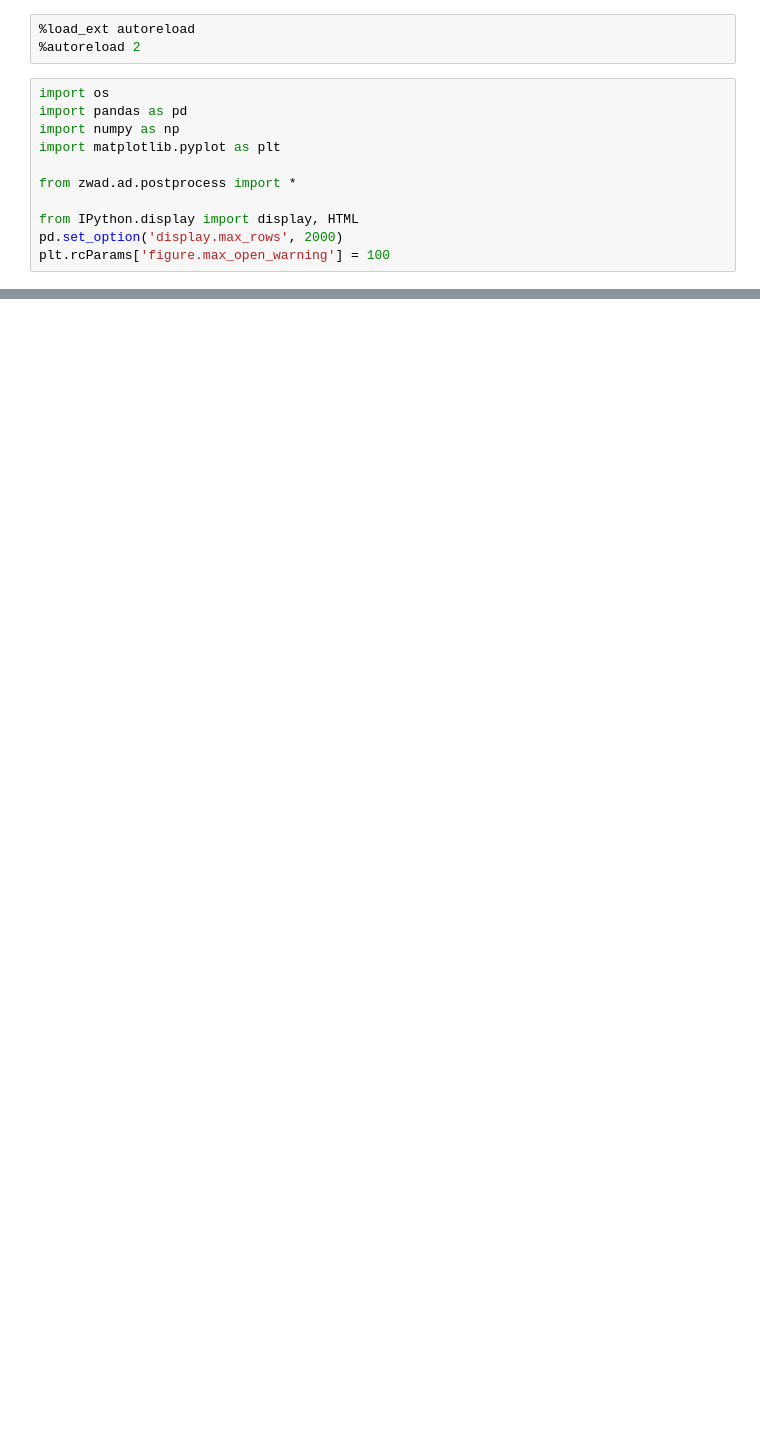
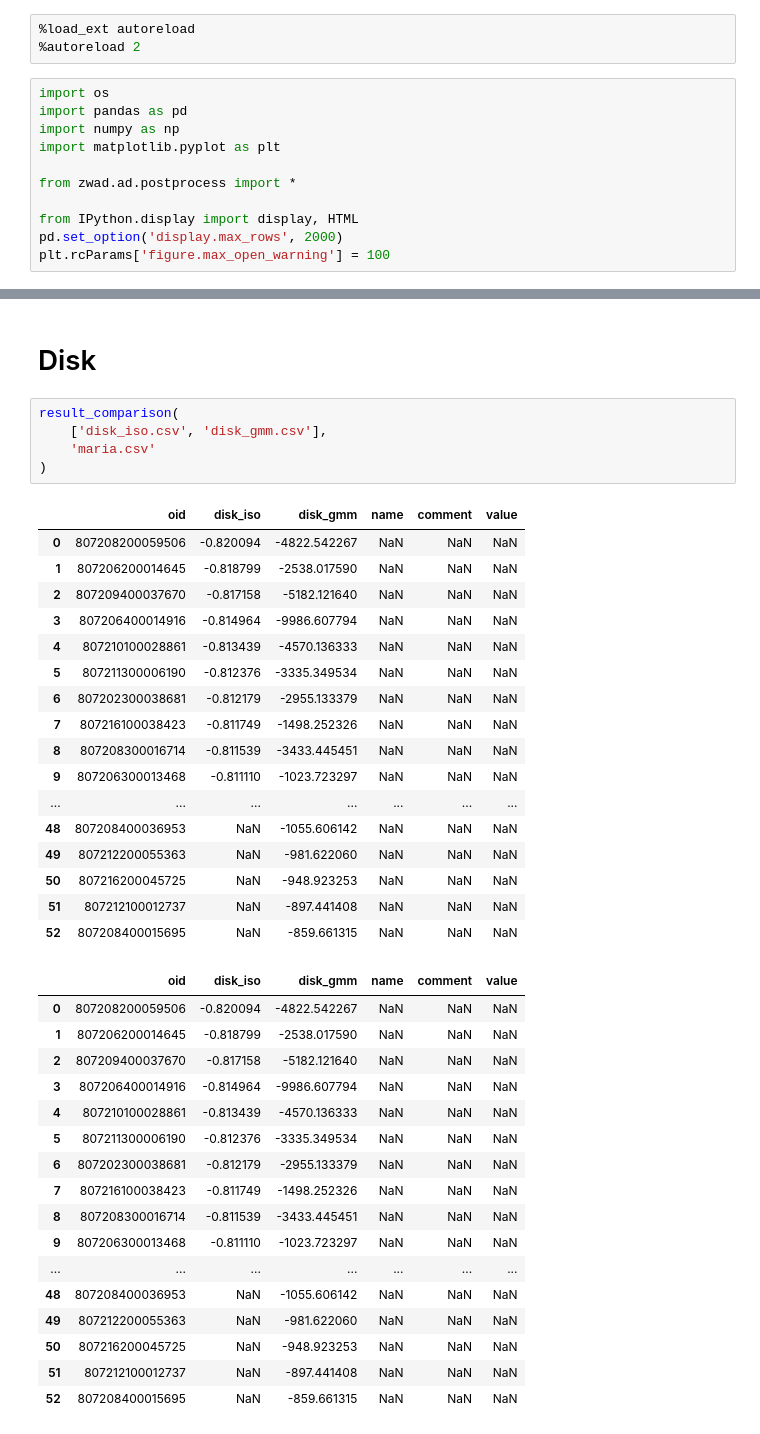
Before and after one commit to snad-space/zwad, a Jupyter notebook: notebooks/ad_analysis.ipynb, the cells around one changed output, grey strips where cells are left out. Cells and saved outputs as stored; diff of their text form; blank space fills up the shorter version.

```diff
--- a/notebooks/ad_analysis.ipynb
+++ b/notebooks/ad_analysis.ipynb
@@ -86,0 +110,42 @@ pass
+# %% [markdown]
+# Disk
+# %%
+result_comparison(
+    ['disk_iso.csv', 'disk_gmm.csv'],
+    'maria.csv'
+)
+# %% [output]
+|  | oid | disk_iso | disk_gmm | name | comment | value |
+| 0 | 807208200059506 | -0.820094 | -4822.542267 | NaN | NaN | NaN |
+| 1 | 807206200014645 | -0.818799 | -2538.017590 | NaN | NaN | NaN |
+| 2 | 807209400037670 | -0.817158 | -5182.121640 | NaN | NaN | NaN |
+| 3 | 807206400014916 | -0.814964 | -9986.607794 | NaN | NaN | NaN |
+| 4 | 807210100028861 | -0.813439 | -4570.136333 | NaN | NaN | NaN |
+| 5 | 807211300006190 | -0.812376 | -3335.349534 | NaN | NaN | NaN |
+| 6 | 807202300038681 | -0.812179 | -2955.133379 | NaN | NaN | NaN |
+| 7 | 807216100038423 | -0.811749 | -1498.252326 | NaN | NaN | NaN |
+| 8 | 807208300016714 | -0.811539 | -3433.445451 | NaN | NaN | NaN |
+| 9 | 807206300013468 | -0.811110 | -1023.723297 | NaN | NaN | NaN |
+| ... | ... | ... | ... | ... | ... | ... |
+| 48 | 807208400036953 | NaN | -1055.606142 | NaN | NaN | NaN |
+| 49 | 807212200055363 | NaN | -981.622060 | NaN | NaN | NaN |
+| 50 | 807216200045725 | NaN | -948.923253 | NaN | NaN | NaN |
+| 51 | 807212100012737 | NaN | -897.441408 | NaN | NaN | NaN |
+| 52 | 807208400015695 | NaN | -859.661315 | NaN | NaN | NaN |
+|  | oid | disk_iso | disk_gmm | name | comment | value |
+| 0 | 807208200059506 | -0.820094 | -4822.542267 | NaN | NaN | NaN |
+| 1 | 807206200014645 | -0.818799 | -2538.017590 | NaN | NaN | NaN |
+| 2 | 807209400037670 | -0.817158 | -5182.121640 | NaN | NaN | NaN |
+| 3 | 807206400014916 | -0.814964 | -9986.607794 | NaN | NaN | NaN |
+| 4 | 807210100028861 | -0.813439 | -4570.136333 | NaN | NaN | NaN |
+| 5 | 807211300006190 | -0.812376 | -3335.349534 | NaN | NaN | NaN |
+| 6 | 807202300038681 | -0.812179 | -2955.133379 | NaN | NaN | NaN |
+| 7 | 807216100038423 | -0.811749 | -1498.252326 | NaN | NaN | NaN |
+| 8 | 807208300016714 | -0.811539 | -3433.445451 | NaN | NaN | NaN |
+| 9 | 807206300013468 | -0.811110 | -1023.723297 | NaN | NaN | NaN |
+| ... | ... | ... | ... | ... | ... | ... |
+| 48 | 807208400036953 | NaN | -1055.606142 | NaN | NaN | NaN |
+| 49 | 807212200055363 | NaN | -981.622060 | NaN | NaN | NaN |
+| 50 | 807216200045725 | NaN | -948.923253 | NaN | NaN | NaN |
+| 51 | 807212100012737 | NaN | -897.441408 | NaN | NaN | NaN |
+| 52 | 807208400015695 | NaN | -859.661315 | NaN | NaN | NaN |
```
Also changed, not shown: parts of 12 cells of this notebook.
